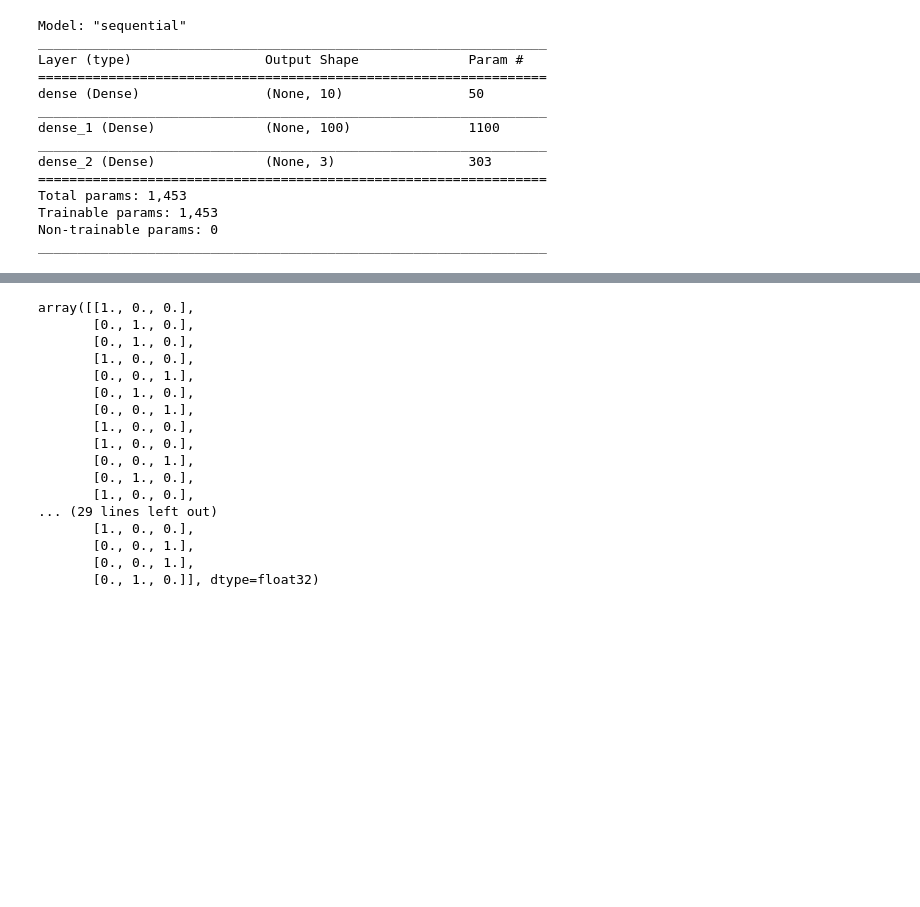
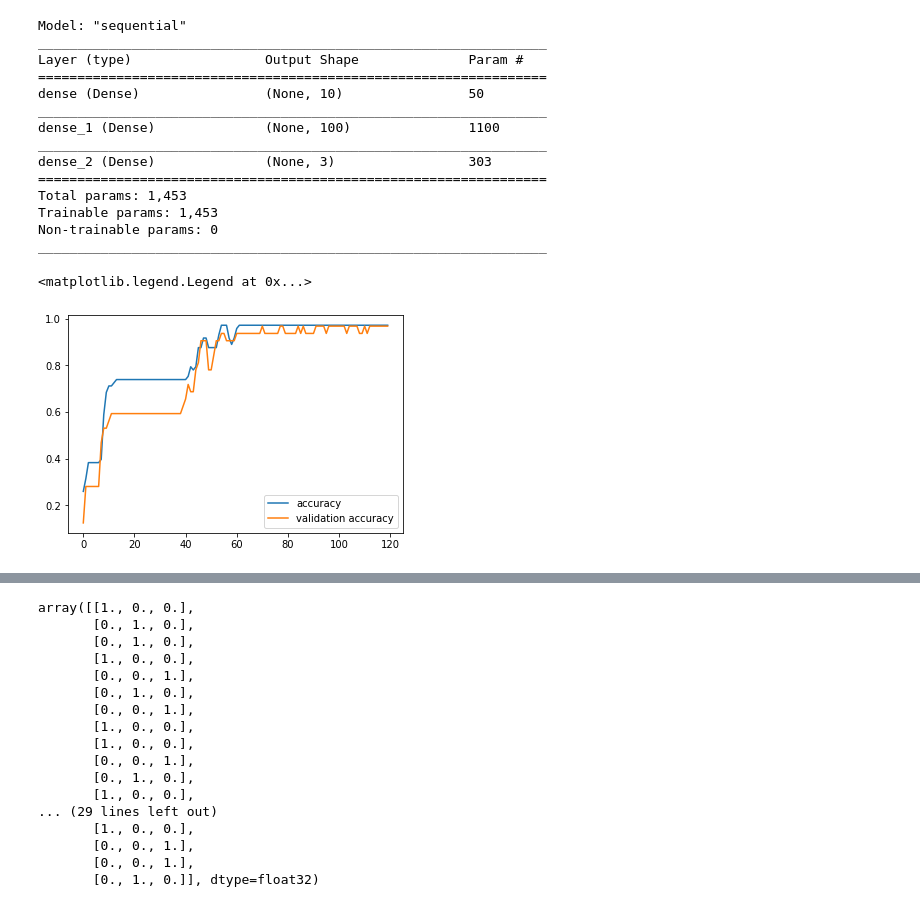
Before and after one commit to Willy030125/iris_tensorflow_experiment, a Jupyter notebook: iris_tensorflow_experiment.ipynb, the cells around one changed output, grey strips where cells are left out. Drawn from its saved outputs; the diff is of its cells as text; code cells hidden in the pictures; blank space fills up the shorter version.

Commit message:
added validation data and history plot

```diff
--- a/iris_tensorflow_experiment.ipynb
+++ b/iris_tensorflow_experiment.ipynb
@@ -50,6 +51,6 @@ model.compile(optimizer='adam',
               loss='categorical_crossentropy',
               metrics=['accuracy'])
 # %%
-model.fit(X_train, y_train, batch_size=50, epochs=120)
+history = model.fit(X_train, y_train, validation_split = 0.3, batch_size=30, epochs=120)
 # %% [output]
 Epoch 1/120
@@ -87,3 +87,10 @@ Total params: 1,453
 Trainable params: 1,453
 Non-trainable params: 0
 _________________________________________________________________
+# %%
+plt.plot(history.history['accuracy'])
+plt.plot(history.history['val_accuracy'])
+plt.legend(['accuracy','validation accuracy'])
+# %% [output]
+<matplotlib.legend.Legend at 0x...>
+[figure, added]
```
Also changed, not shown: parts of 4 cells of this notebook.
